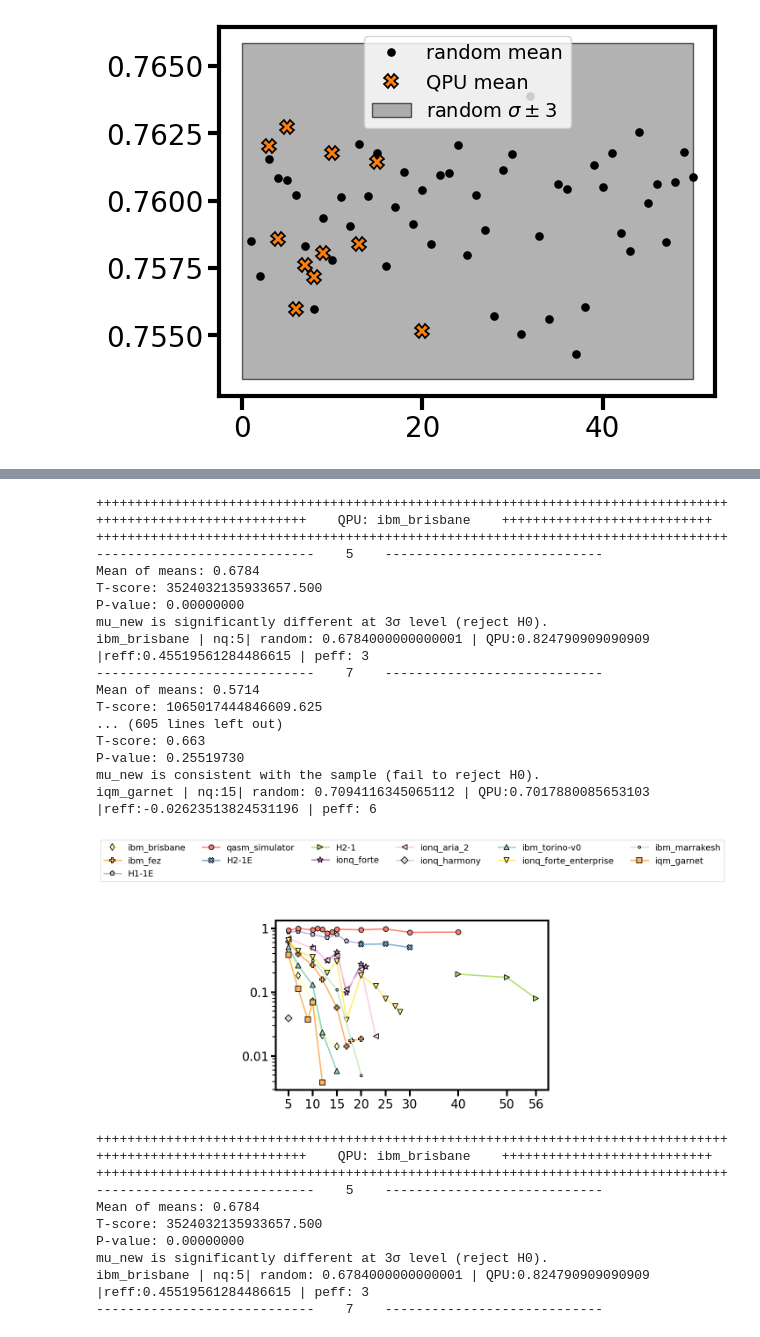
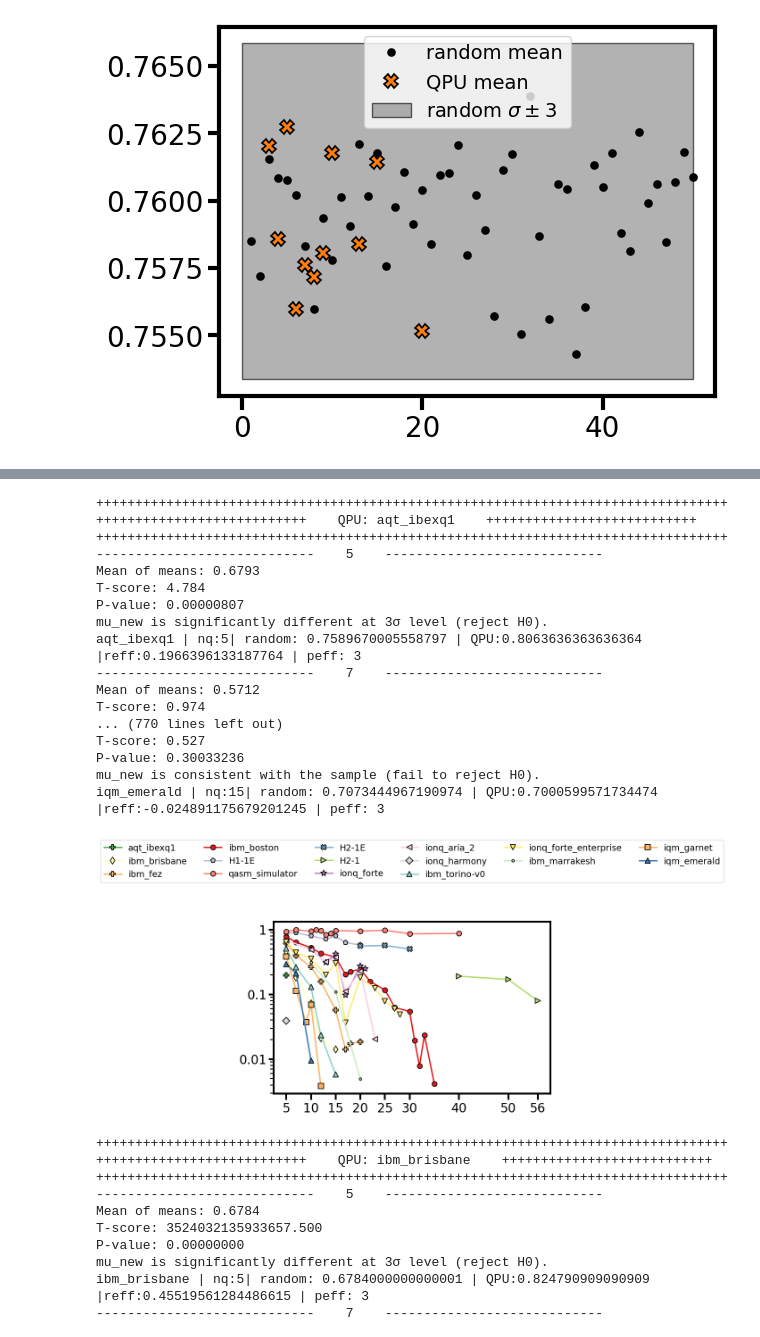
Before and after one commit to alejomonbar/LR-QAOA-QPU-Benchmarking, a Jupyter notebook: FC-Figures.ipynb, the cells around one changed output, grey strips where cells are left out. Cells and saved outputs as stored; diff of their text form; code cells hidden in the pictures.

```diff
--- a/FC-Figures.ipynb
+++ b/FC-Figures.ipynb
@@ -66,15 +86,16 @@ fig.savefig(f"./Figures/FC/sampling_{nq}_{backend}_{p}.pdf", bbox_inches="tight"
 from scipy import stats
 
 colors = plt.get_cmap("Set3")
+colors2 = plt.get_cmap("Set1")
 prop = "r"
 case = ""
-nqs = {"ionq_forte":[10,13,15,17,20,21,23,25,27,30,35], "ibm_brisbane":[5,7,10,12,14,15,17,20], "ibm_fez":[5,7,10,12,15,17,18,20,22,25], "ibm_torino":[5,7,10,12,15,17,20,30,40], "ionq_harmony":[5,7,10], "iqm_garnet":[5,7,9,10,12,13,14,15],
-       "H1-1E":[5,7,10,13,15,17,20],"H2-1E":[20,25,30],"qasm_simulator":[5,7,10,11,12,13,14,15,20,25],"ionq_aria_2":[5,10,13,15,17,20,23,25], "random":[5,7,10,11,12,13,14,15,16,17,20,25,30,35], "H2-1":[40, 50, 56],"ionq_forte_enterprise":[5,7,10,13,15,17,20,23,25,27,28,29,30], "ibm_marrakesh":[10,15,17,20]}
-colors = {"ionq_forte":colors(9), "ibm_torino":colors(0), "ibm_brisbane":colors(1), "H1-1E":colors(2), "qasm_simulator":colors(3), "H2-1E":colors(4), "ibm_fez":colors(5), "H2-1":colors(6), "ionq_aria_2":colors(7), "ionq_harmony":colors(8), "ionq_forte_enterprise":colors(11), "ibm_marrakesh":colors(10), "iqm_garnet":colors(5)}
-markers = {"ionq_forte":"*","ibm_torino":"^", "ibm_brisbane":"d", "H1-1E":"p", "qasm_simulator":"o", "H2-1E":"X", "random":".", "ibm_fez":"P", "H2-1":">", "ionq_aria_2":"<", "ionq_harmony":"D", "ibm_marrakesh":".","ionq_forte_enterprise":"v", "iqm_garnet":"s"}
+nqs = {"ibm_boston":[5,7,10,12,15,17,18,20,22,25,27,30,31,32,33,34,35], "ionq_forte":[10,13,15,17,20,21,23,25,27,30,35], "ibm_brisbane":[5,7,10,12,14,15,17,20], "ibm_fez":[5,7,10,12,15,17,18,20,22,25], "ibm_torino":[5,7,10,12,15,17,20,30,40], "ionq_harmony":[5,7,10], "iqm_garnet":[5,7,9,10,12,13,14,15],
+       "H1-1E":[5,7,10,13,15,17,20],"H2-1E":[20,25,30],"qasm_simulator":[5,7,10,11,12,13,14,15,20,25],"ionq_aria_2":[5,10,13,15,17,20,23,25], "random":[5,7,10,11,12,13,14,15,16,17,20,25,30,35], "H2-1":[40, 50, 56],"ionq_forte_enterprise":[5,7,10,13,15,17,20,23,25,27,28,29,30], "ibm_marrakesh":[10,15,17,20], "iqm_emerald":[5,7,10,12,15], "aqt_ibexq1":[5,7,10,12]}
+colors = {"aqt_ibexq1":colors2(2), "ibm_boston":colors2(0),"ionq_forte":colors(9), "ibm_torino":colors(0), "ibm_brisbane":colors(1), "H1-1E":colors(2), "qasm_simulator":colors(3), "H2-1E":colors(4), "ibm_fez":colors(5), "H2-1":colors(6), "ionq_aria_2":colors(7), "ionq_harmony":colors(8), "ionq_forte_enterprise":colors(11), "ibm_marrakesh":colors(10), "iqm_garnet":colors(5), "iqm_emerald":colors2(1)}
+markers = {"aqt_ibexq1":"P","ibm_boston":"o","ionq_forte":"*","ibm_torino":"^", "ibm_brisbane":"d", "H1-1E":"p", "qasm_simulator":"o", "H2-1E":"X", "random":".", "ibm_fez":"P", "H2-1":">", "ionq_aria_2":"<", "ionq_harmony":"D", "ibm_marrakesh":".","ionq_forte_enterprise":"v", "iqm_garnet":"s", "iqm_emerald":"^"}
 res_hpc = np.load(f"./Data/LR_HPC_WMC_B.npy", allow_pickle=True).item()
 r = {}
-backends = ["ibm_brisbane","ibm_fez", "H1-1E","qasm_simulator", "H2-1E", "H2-1", "ionq_forte", "ionq_aria_2", "ionq_harmony", "ibm_torino", "ionq_forte_enterprise", "ibm_marrakesh", "iqm_garnet"]
+backends = ["aqt_ibexq1","ibm_brisbane","ibm_fez","ibm_boston", "H1-1E","qasm_simulator", "H2-1E", "H2-1", "ionq_forte", "ionq_aria_2", "ionq_harmony", "ibm_torino", "ionq_forte_enterprise", "ibm_marrakesh", "iqm_garnet", "iqm_emerald"]
 r_hpc = []
 
 r = defaultdict(dict)
@@ -132,45 +153,45 @@ for backend_name in backends:
 
         print(f"{backend_name} | nq:{nq}| random: {y1+y2} | QPU:{r_max_nq} |reff:{r_max[-1]} | peff: {p_eff}")
 
         if backend_name == "ibm_torino" and nq in [30, 40]:
             r_max_nq = res_hpc[nq][0]["objective"]["r"]
             r_hpc.append(((r_max_nq - (y1+y2))/(1-(y1+y2))))
             r["qasm_simulator"][nq] = r_hpc[-1]
     # r[backend_name] = r_max
 
 
 nqs["qasm_simulator"] += [30,40]
 fig, ax = plt.subplots(figsize=(8,5))
 for backend_name in backends:
     # ax.plot([nqs[backend_name][ni] for ni, ri in enumerate(r[backend_name]) if ri > 0], [ri for ni, ri in enumerate(r[backend_name]) if ri > 0], marker=markers[backend_name], markeredgecolor="black", label=backend_name if backend_name != "ibm_torino" else "ibm_torino-v0", color=colors[backend_name], markersize=10 if backend_name=="ionq_forte" else 8)
     ax.plot(r[backend_name].keys(),r[backend_name].values(), marker=markers[backend_name], markeredgecolor="black", label=backend_name if backend_name != "ibm_torino" else "ibm_torino-v0", color=colors[backend_name], markersize=10 if backend_name=="ionq_forte" else 8)
 
 ax.set_xticks([5,10,15,20,25,30,40,50,56])
 ax.set_yscale("log")
 ax.set_yticks([0.01,0.1, 1])
 ax.legend(loc="upper center", bbox_to_anchor=(0.5,1.5), ncol=6)
 
 ax.set_yticklabels([0.01,0.1, 1])
 fig.savefig(f"./Figures/FC/r_vs_rand{case}_legend.pdf", bbox_inches="tight", transparent=True)
 # %% [output]
 +++++++++++++++++++++++++++++++++++++++++++++++++++++++++++++++++++++++++++++++++
-+++++++++++++++++++++++++++    QPU: ibm_brisbane    +++++++++++++++++++++++++++
++++++++++++++++++++++++++++    QPU: aqt_ibexq1    +++++++++++++++++++++++++++
 +++++++++++++++++++++++++++++++++++++++++++++++++++++++++++++++++++++++++++++++++
 ----------------------------    5    ----------------------------
-Mean of means: 0.6784
-T-score: 3524032135933657.500
-P-value: 0.00000000
+Mean of means: 0.6793
+T-score: 4.784
+P-value: 0.00000807
 mu_new is significantly different at 3σ level (reject H0).
-ibm_brisbane | nq:5| random: 0.6784000000000001 | QPU:0.824790909090909 |reff:0.45519561284486615 | peff: 3
+aqt_ibexq1 | nq:5| random: 0.7589670005558797 | QPU:0.8063636363636364 |reff:0.1966396133187764 | peff: 3
 ----------------------------    7    ----------------------------
-Mean of means: 0.5714
-T-score: 1065017444846609.625
-... (605 lines left out)
-T-score: 0.663
-P-value: 0.25519730
+Mean of means: 0.5712
+T-score: 0.974
+... (770 lines left out)
+T-score: 0.527
+P-value: 0.30033236
 mu_new is consistent with the sample (fail to reject H0).
-iqm_garnet | nq:15| random: 0.7094116345065112 | QPU:0.7017880085653103 |reff:-0.02623513824531196 | peff: 6
+iqm_emerald | nq:15| random: 0.7073444967190974 | QPU:0.7000599571734474 |reff:-0.024891175679201245 | peff: 3
-[figure, old version]
+[figure, new version]
 # %%
 from scipy import stats
 
```
Also changed, not shown: parts of 1 cell of this notebook, 58 other files.
